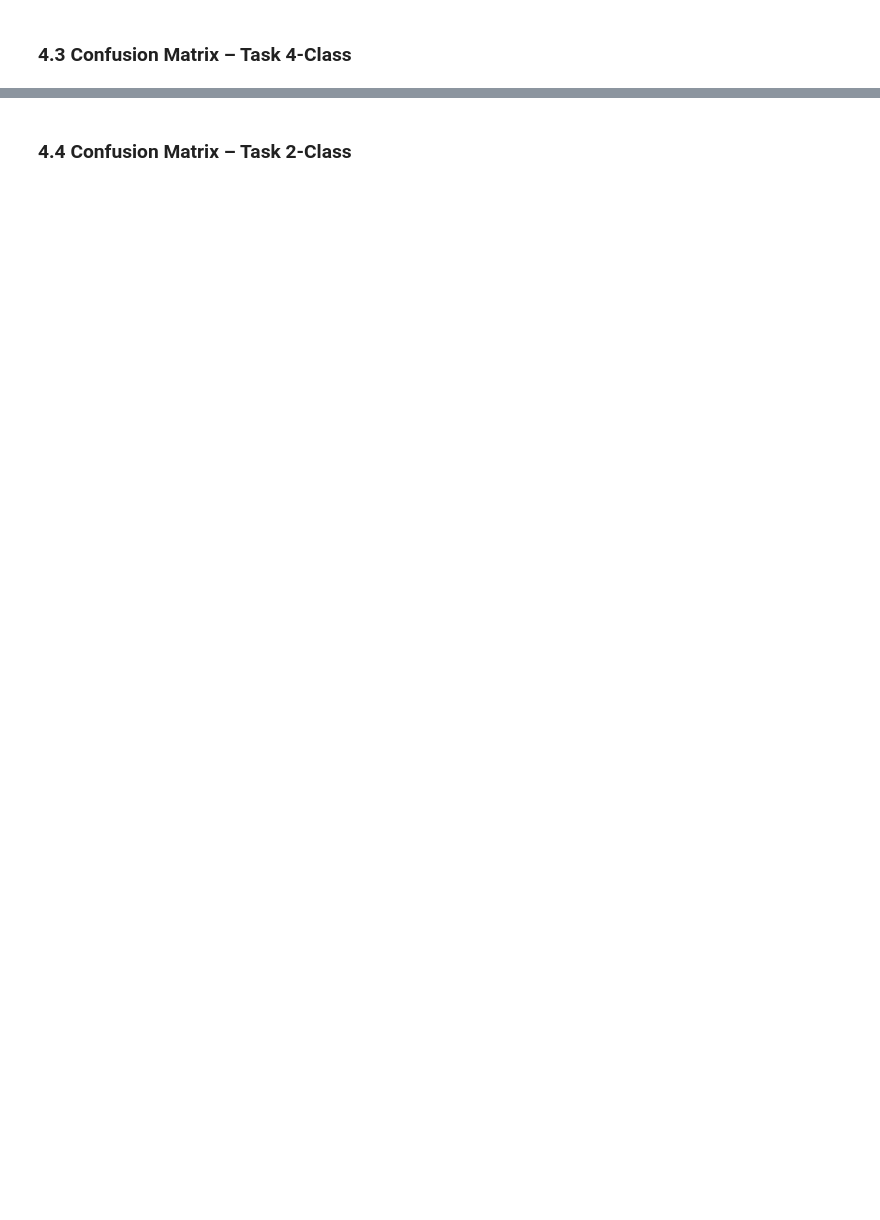
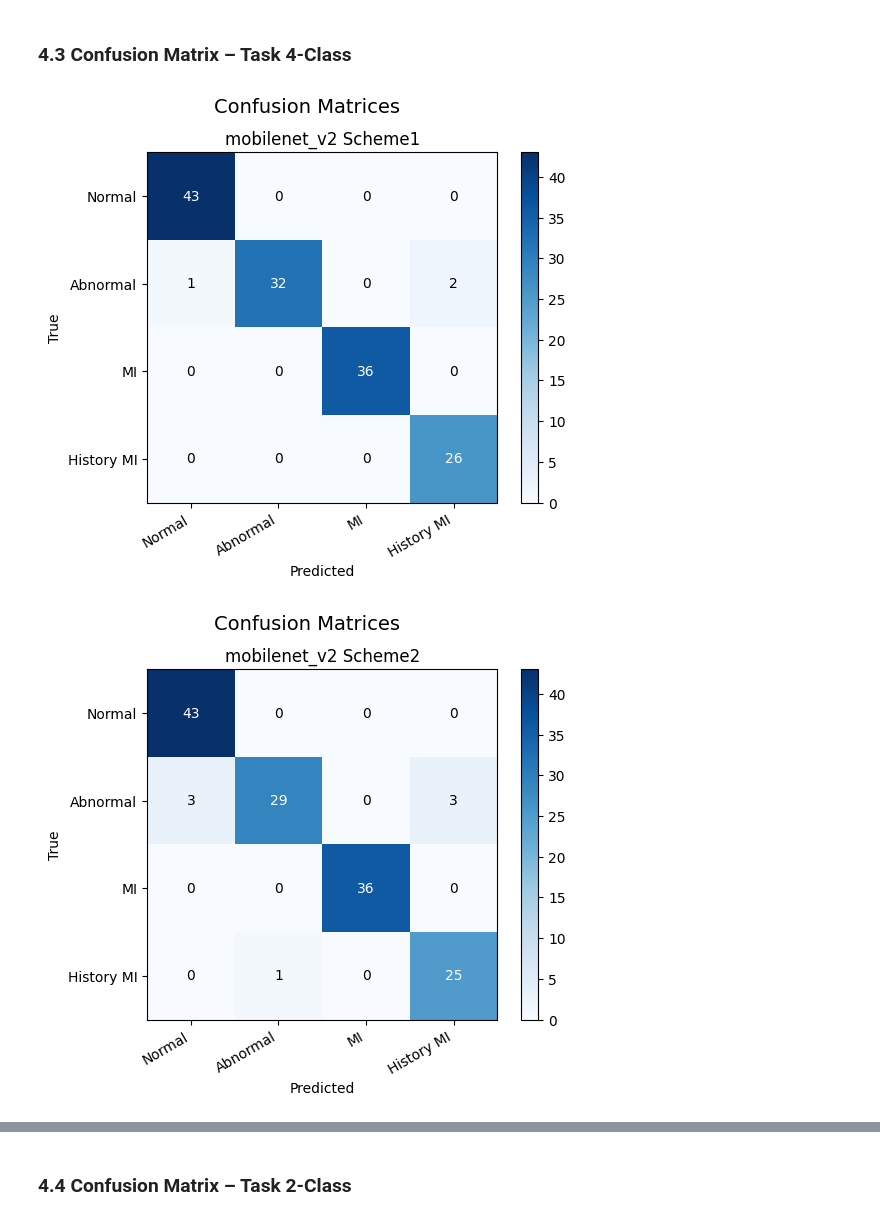
Before and after one commit to AbiyaMakruf/TelUxMMU-Research-CardiacData, a Jupyter notebook: notebook-modeling-v2.ipynb, the cells around one changed output, grey strips where cells are left out. Cells and saved outputs as stored; diff of their text form; code cells hidden in the pictures; blank space fills up the shorter version.

```diff
--- a/notebook-modeling-v2.ipynb
+++ b/notebook-modeling-v2.ipynb
@@ -33,4 +400,29 @@ plot_training_history(    histories={        f"{model} Scheme1": all_histories[m
 # %% [markdown]
 ### 4.3 Confusion Matrix – Task 4-Class
 # %%
-plot_confusion_matrices(    results={        f"{model} Scheme1": all_results[model]["scheme1_4class"]        for model in MODELS    },    class_names=CLASS_NAMES_4)plot_confusion_matrices(    results={        f"{model} Scheme2": all_results[model]["scheme2_4class"]        for model in MODELS    },    class_names=CLASS_NAMES_4)plot_confusion_matrices(    results={        f"{model} Scheme3": all_results[model]["scheme3_4class"]        for model in MODELS    },    class_names=CLASS_NAMES_4)
+plot_confusion_matrices(
+    results={
+        f"{model} Scheme1": all_results[model]["scheme1_4class"]
+        for model in MODELS
+    },
+    class_names=CLASS_NAMES_4
+)
+
+plot_confusion_matrices(
+    results={
+        f"{model} Scheme2": all_results[model]["scheme2_4class"]
+        for model in MODELS
+    },
+    class_names=CLASS_NAMES_4
+)
+
+plot_confusion_matrices(
+    results={
+        f"{model} Scheme3": all_results[model]["scheme3_4class"]
+        for model in MODELS
+    },
+    class_names=CLASS_NAMES_4
+)
+# %% [output]
+[figure, added]
+[figure, added]
```
Also changed, not shown: parts of 12 cells of this notebook, 2 other files.
